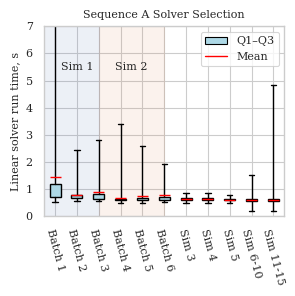
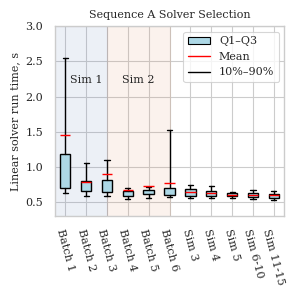
The notebook cell's code change between the first figure and the second:
--- before
+++ after
@@ -33,5 +33,5 @@
     meanprops=dict(linestyle="-", linewidth=1, color="red"),  # mean as red line
     flierprops=dict(marker="", linestyle="none"),  # disables outliers
-    whis=[0, 100],  # whiskers go to min and max
+    whis=[10, 90],
 )
 
@@ -44,6 +44,6 @@
     rotation=-75
 )
-plt.text(2, 5.4, 'Sim 1', ha='center')
-plt.text(4.5, 5.4, 'Sim 2', ha='center')
+plt.text(2, 2.2, 'Sim 1', ha='center')
+plt.text(4.5, 2.2, 'Sim 2', ha='center')
 
 plt.xlim(left=0.5)
@@ -51,11 +51,10 @@
 mean_line = mlines.Line2D([], [], color='red', linestyle='-', linewidth=1, label='Mean')
 iqr_box = mpatches.Patch(facecolor='lightblue', edgecolor='black', label='Q1–Q3')
-plt.legend(handles=[iqr_box, mean_line], loc='upper right')
+whiskers_legend = mlines.Line2D([], [], color='black', linewidth=1, label='10%–90%')
+plt.legend(handles=[iqr_box, mean_line, whiskers_legend], loc='upper right')
 
-
-# plt.xlabel("Batch number Sequence B")
 plt.title('Sequence A Solver Selection')
 
-plt.ylim(top=7, bottom=0)
+plt.ylim(top=3, bottom=0.3)
 plt.ylabel(r"Linear solver run time, s")
 plt.tight_layout()

Commit: Changes in the notebooks